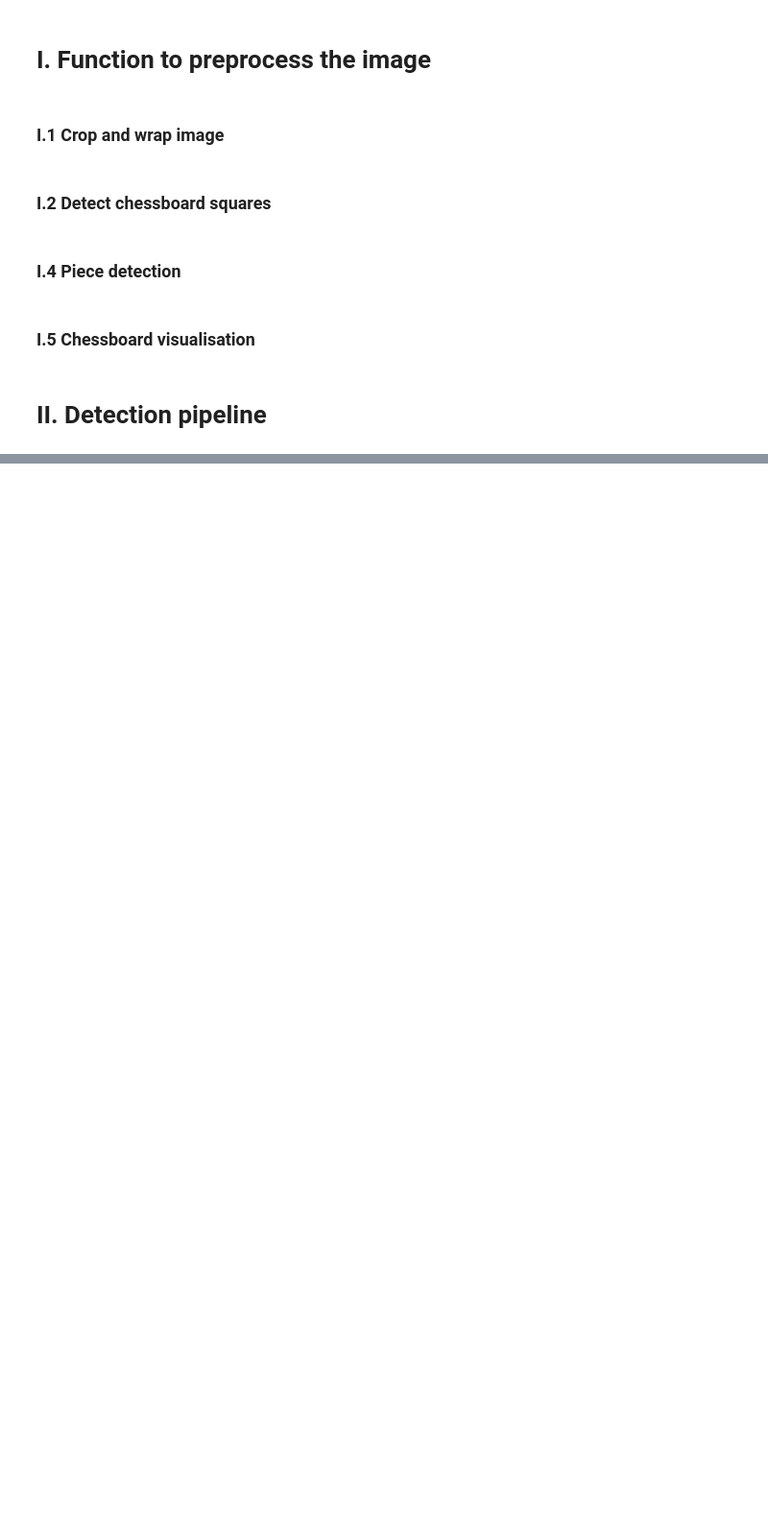
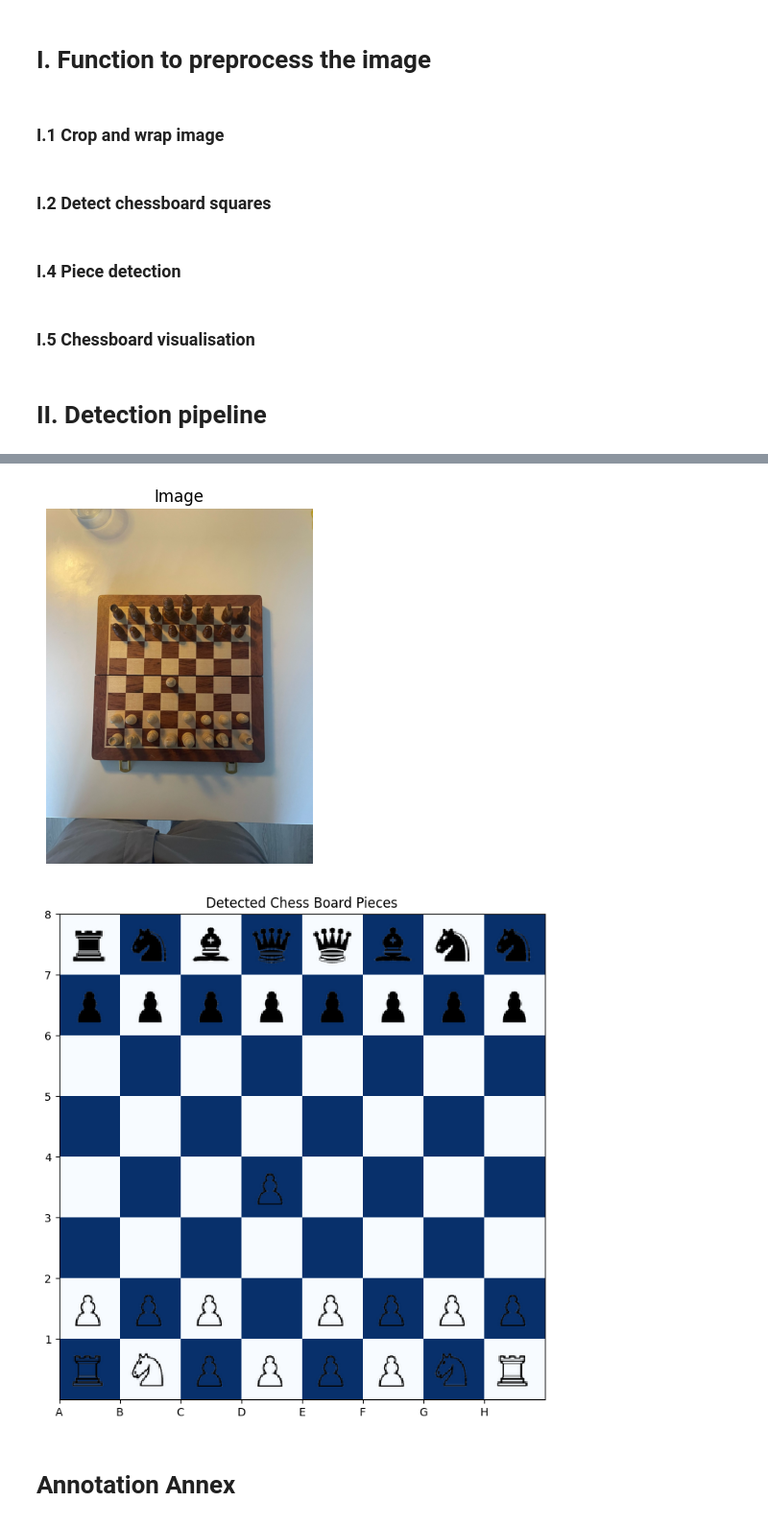
Before and after one commit to louislhotte/chess-computer-vision, a Jupyter notebook: app_v2.ipynb, the cells around one changed output, grey strips where cells are left out. Shown at 96% size. Saved outputs shown, nothing was run; the diff lists cells and outputs as text; code cells hidden in the pictures; blank space fills up the shorter version.

```diff
--- a/app_v2.ipynb
+++ b/app_v2.ipynb
@@ -640,15 +641,25 @@ def cosine_similarity(a, b):
     return torch.nn.functional.cosine_similarity(a.unsqueeze(0), b.unsqueeze(0)).item()
 
 # --- Compare each square to references ---
-def classify_board_cells(cell_images, reference_embeddings):
+def classify_board_cells(cell_images, reference_embeddings, top_k=3):
     results = []
     for img in cell_images:
         emb = get_embedding(img)
         similarities = {
             label: cosine_similarity(emb, ref_emb) for label, ref_emb in reference_embeddings.items()
         }
-        best_match = max(similarities, key=similarities.get)
-        results.append(best_match)
+        top_k_items = sorted(similarities.items(), key=lambda x: x[1], reverse=True)[:top_k]
+        top_k_labels = [label for label, _ in top_k_items]
+
+        label_counts = Counter(top_k_labels)
+        most_common = label_counts.most_common(1)[0]
+
+        if most_common[1] > 1:
+            final_label = most_common[0]
+        else:
+            final_label = top_k_labels[0]
+
+        results.append(final_label)
     return results
 
 # --- Chess notation helper ---
@@ -788,10 +799,15 @@ show_cells(board_mapping, fig_length=7, fig_height=7)
 # %%
-# show_image_rgb(image)
-# asset_folder = "./assets"
-# cells = extract_labeled_cells_from_dict(board_mapping)
-# reference_embeddings = load_reference_embeddings(asset_folder)
-# classified_labels = classify_board_cells(cells, reference_embeddings)
-# visualize_board(classified_labels)
+show_image_rgb(image)
+asset_folder = "./assets"
+cells = extract_labeled_cells_from_dict(board_mapping)
+reference_embeddings = load_reference_embeddings(asset_folder)
+classified_labels = classify_board_cells(cells, reference_embeddings, top_k=1)
+visualize_board(classified_labels)
+# %% [output]
+[figure, added]
+[figure, added]
+# %% [markdown]
+# Annotation Annex
 # %%
 def save_cells(cells_dict, output_path='./output'):
     os.makedirs(output_path, exist_ok=True)
```
Also changed, not shown: parts of 9 cells of this notebook, 47 other files.
